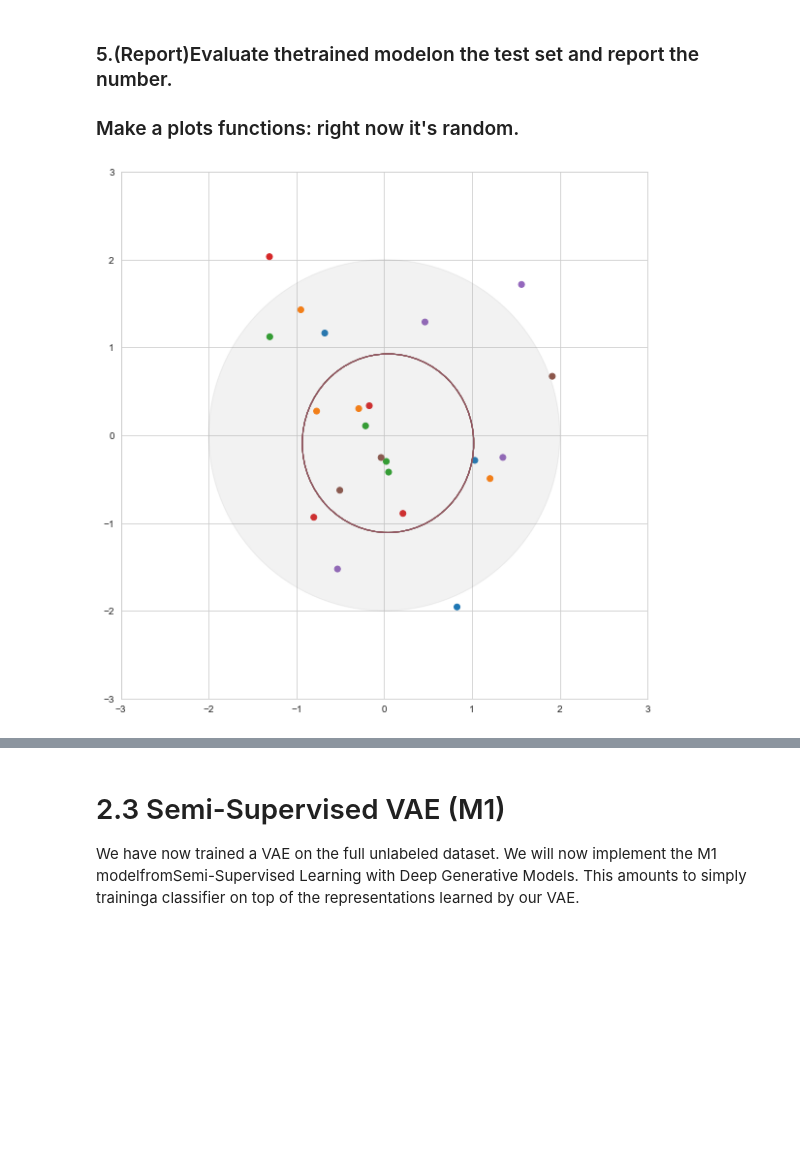
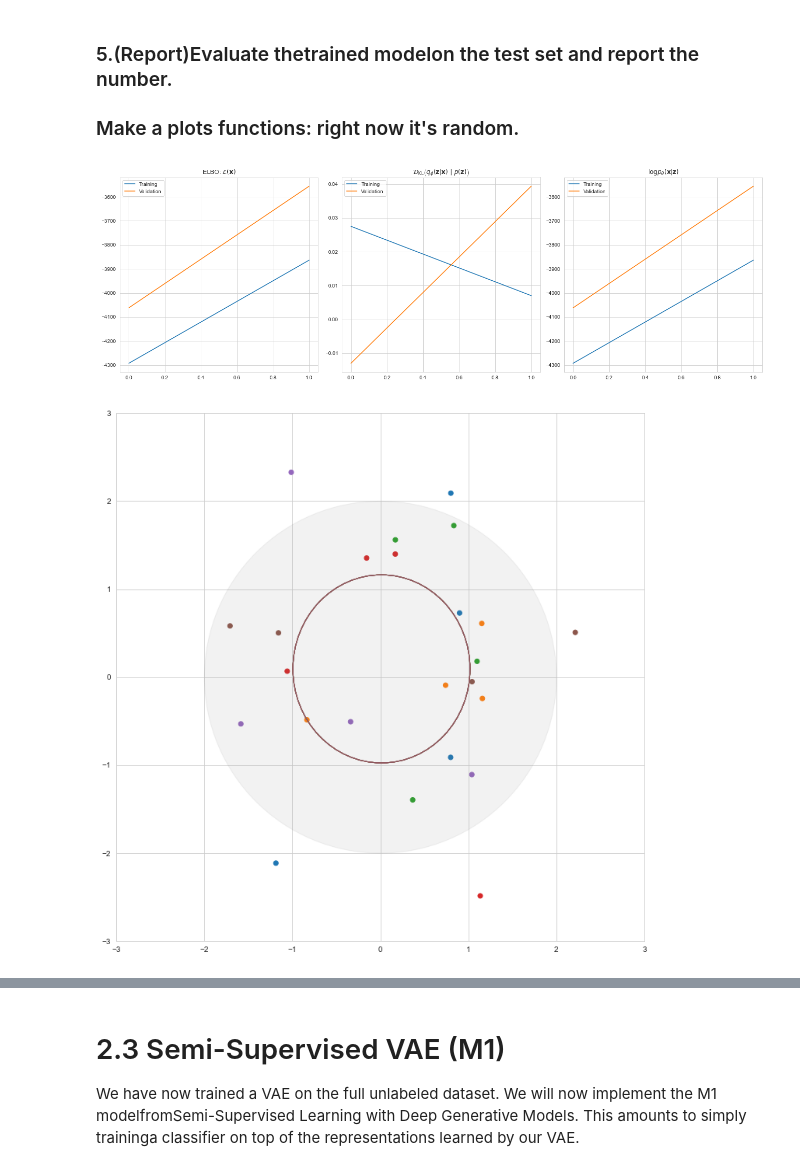
Before and after one commit to Blankuca/DeepLearning-VAE, a Jupyter notebook: Main_EEG.ipynb, the cells around one changed output, grey strips where cells are left out. Saved outputs shown, nothing was run; the diff lists cells and outputs as text; code cells hidden in the pictures; blank space fills up the shorter version.

```diff
--- a/Main_EEG.ipynb
+++ b/Main_EEG.ipynb
@@ -482,7 +444,7 @@ def test(vae,validation_data):
 # %%
 # train
 epoch = 0
-num_epochs = 1
+num_epochs = 2
 validation_data = defaultdict(list)
 
 while epoch < num_epochs:
@@ -556,13 +504,13 @@ for channel in trained_samples[0]:
 
 ### Make a plots functions: right now it's random.
 # %%
-MNEPlotter.plot_AC(training_data, validation_data)
+plot_AC(training_data, validation_data)
+# %% [output]
+[figure, added]
-# %%
-fig, axes = plt.subplots(1, figsize=(10, 10), squeeze=False)
-
-MNEPlotter.plot_2d_latents(axes[0,0], outputs, y)
-# %% [output]
-[figure, removed]
+# %%
+plot_2d_latents(outputs, y)
+# %% [output]
+[figure, added]
 # %%
 from torchvision.utils import make_grid
 
```
Also changed, not shown: parts of 16 cells of this notebook, 1 other file.
